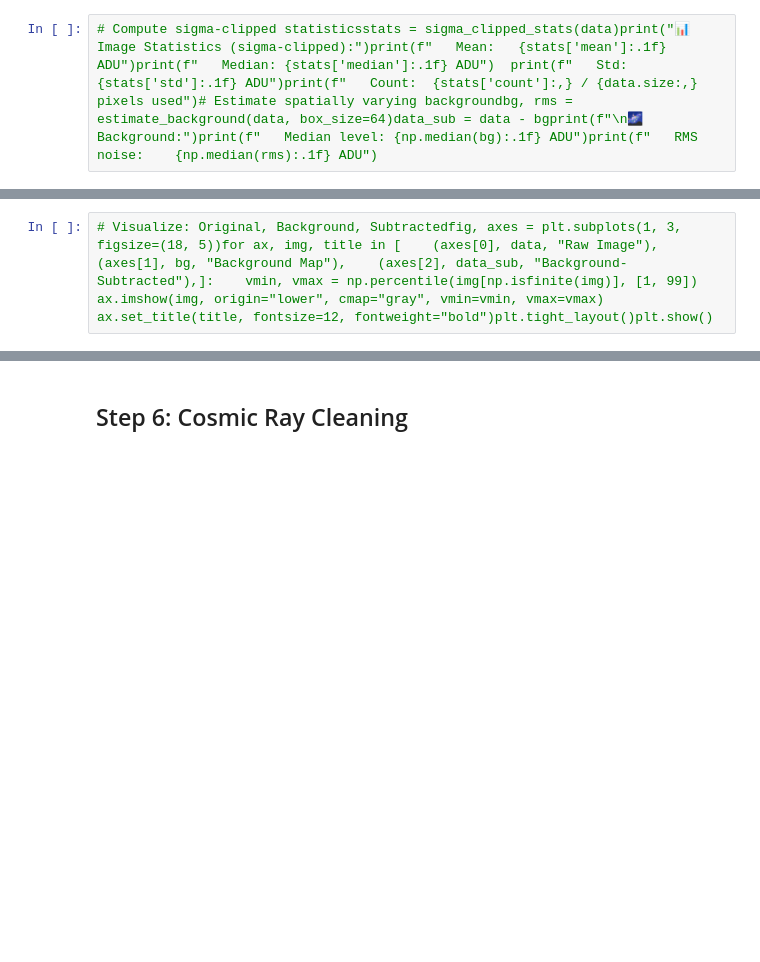
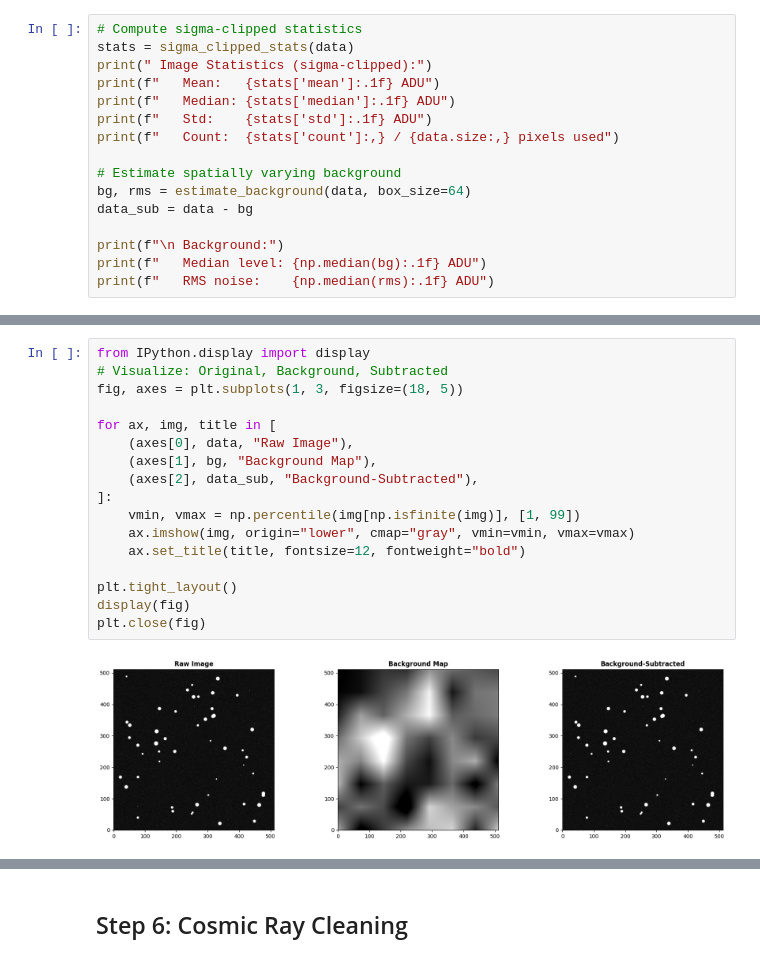
Before and after one commit to dot-gabriel-ferrer/Nova, a Jupyter notebook: notebooks/04_Real_Astronomical_Data.ipynb, the cells around one changed output, grey strips where cells are left out. Drawn from its saved outputs; the diff is of its cells as text; blank space fills up the shorter version.

```diff
--- a/notebooks/04_Real_Astronomical_Data.ipynb
+++ b/notebooks/04_Real_Astronomical_Data.ipynb
@@ -17,2 +165,16 @@ tmpdir = tempfile.mkdtemp()# Create a proper FITS filehdu = astropy_fits.Primary
 # %%
-# Compute sigma-clipped statisticsstats = sigma_clipped_stats(data)print("📊 Image Statistics (sigma-clipped):")print(f"   Mean:   {stats['mean']:.1f} ADU")print(f"   Median: {stats['median']:.1f} ADU")  print(f"   Std:    {stats['std']:.1f} ADU")print(f"   Count:  {stats['count']:,} / {data.size:,} pixels used")# Estimate spatially varying backgroundbg, rms = estimate_background(data, box_size=64)data_sub = data - bgprint(f"\n🌌 Background:")print(f"   Median level: {np.median(bg):.1f} ADU")print(f"   RMS noise:    {np.median(rms):.1f} ADU")
+# Compute sigma-clipped statistics
+stats = sigma_clipped_stats(data)
+print(" Image Statistics (sigma-clipped):")
+print(f"   Mean:   {stats['mean']:.1f} ADU")
+print(f"   Median: {stats['median']:.1f} ADU")
+print(f"   Std:    {stats['std']:.1f} ADU")
+print(f"   Count:  {stats['count']:,} / {data.size:,} pixels used")
+
+# Estimate spatially varying background
+bg, rms = estimate_background(data, box_size=64)
+data_sub = data - bg
+
+print(f"\n Background:")
+print(f"   Median level: {np.median(bg):.1f} ADU")
+print(f"   RMS noise:    {np.median(rms):.1f} ADU")
@@ -19,3 +191,20 @@ tmpdir = tempfile.mkdtemp()# Create a proper FITS filehdu = astropy_fits.Primary
 # %%
-# Visualize: Original, Background, Subtractedfig, axes = plt.subplots(1, 3, figsize=(18, 5))for ax, img, title in [    (axes[0], data, "Raw Image"),    (axes[1], bg, "Background Map"),    (axes[2], data_sub, "Background-Subtracted"),]:    vmin, vmax = np.percentile(img[np.isfinite(img)], [1, 99])    ax.imshow(img, origin="lower", cmap="gray", vmin=vmin, vmax=vmax)    ax.set_title(title, fontsize=12, fontweight="bold")plt.tight_layout()plt.show()
+from IPython.display import display
+# Visualize: Original, Background, Subtracted
+fig, axes = plt.subplots(1, 3, figsize=(18, 5))
+
+for ax, img, title in [
+    (axes[0], data, "Raw Image"),
+    (axes[1], bg, "Background Map"),
+    (axes[2], data_sub, "Background-Subtracted"),
+]:
+    vmin, vmax = np.percentile(img[np.isfinite(img)], [1, 99])
+    ax.imshow(img, origin="lower", cmap="gray", vmin=vmin, vmax=vmax)
+    ax.set_title(title, fontsize=12, fontweight="bold")
+
+plt.tight_layout()
+display(fig)
+plt.close(fig)
+# %% [output]
+[figure, added]
 # %% [markdown]
```
Also changed, not shown: parts of 17 cells of this notebook, 4 other files.
